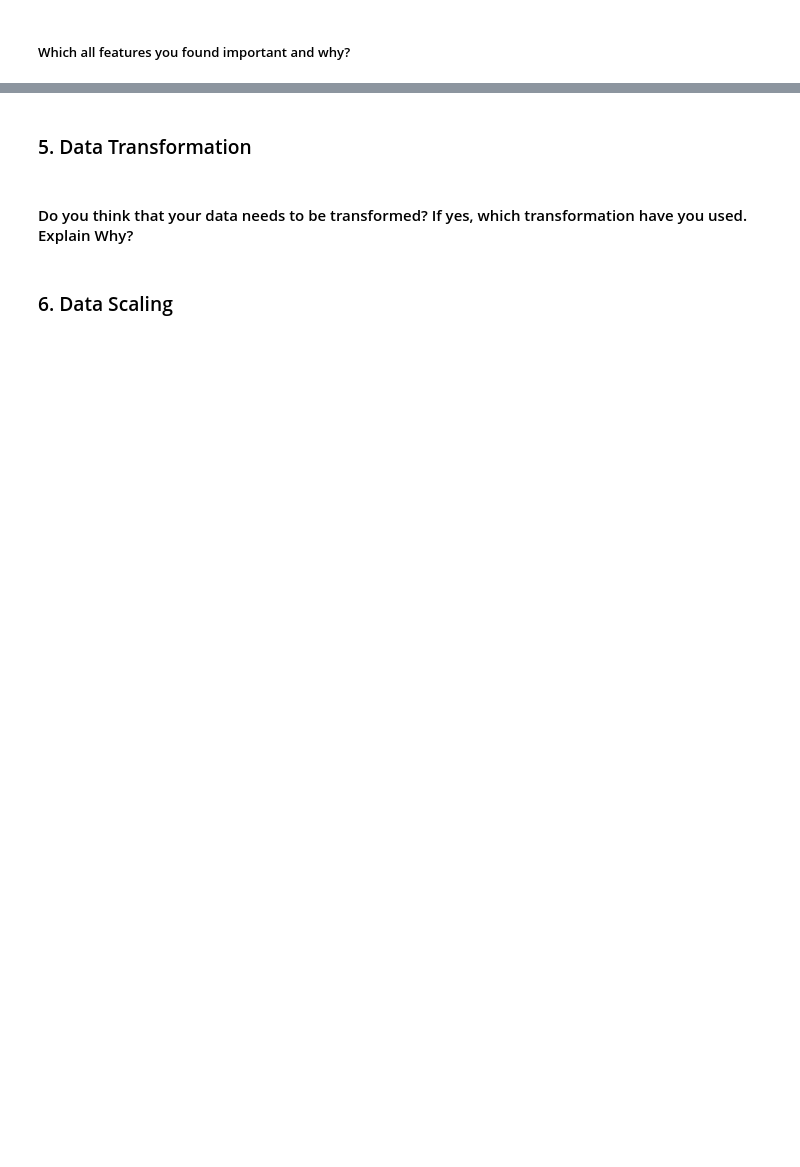
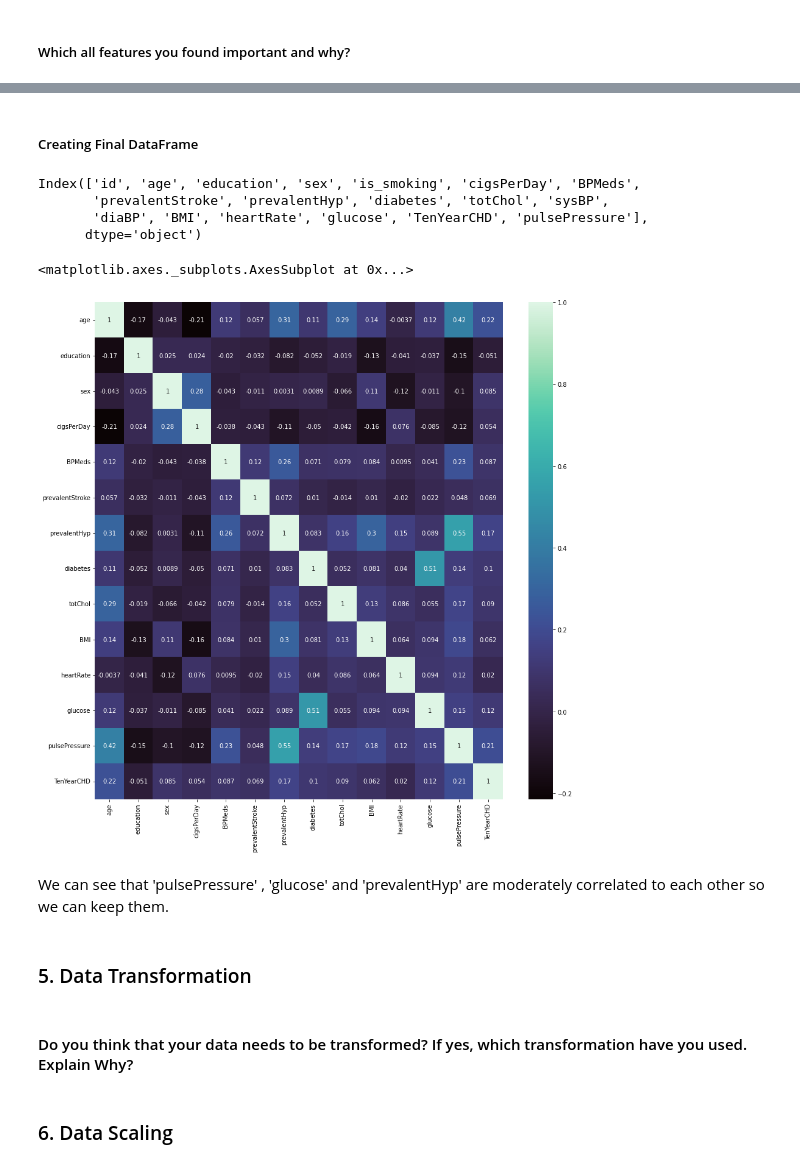
Before and after one commit to Shraddha6999/CARDIOVASCULAR-RISK-PREDICTION-, a Jupyter notebook: Cardiovascular_Risk_Prediction.ipynb, the cells around one changed output, grey strips where cells are left out. Drawn from its saved outputs; the diff is of its cells as text; code cells hidden in the pictures; blank space fills up the shorter version.

```diff
--- a/Cardiovascular_Risk_Prediction.ipynb
+++ b/Cardiovascular_Risk_Prediction.ipynb
@@ -1111,2 +1221,25 @@ Answer Here.
+# %% [markdown]
+##### Creating Final DataFrame
+# %%
+df.columns
+# %% [output]
+Index(['id', 'age', 'education', 'sex', 'is_smoking', 'cigsPerDay', 'BPMeds',
+       'prevalentStroke', 'prevalentHyp', 'diabetes', 'totChol', 'sysBP',
+       'diaBP', 'BMI', 'heartRate', 'glucose', 'TenYearCHD', 'pulsePressure'],
+      dtype='object')
+# %%
+final_df = df[['age', 'education', 'sex','cigsPerDay', 'BPMeds',
+               'prevalentStroke', 'prevalentHyp', 'diabetes', 'totChol',
+               'BMI', 'heartRate', 'glucose', 'pulsePressure', 'TenYearCHD']]
+# %%
+# check for heatmap if anything remains to avoid multicollinearity
+plt.figure(figsize=(15,15))
+correlation = final_df.corr()
+sns.heatmap((correlation), annot=True, cmap=sns.color_palette("mako", as_cmap=True))
+# %% [output]
+<matplotlib.axes._subplots.AxesSubplot at 0x...>
+[figure, added]
+# %% [markdown]
+We can see that 'pulsePressure' , 'glucose' and 'prevalentHyp' are moderately correlated to each other so we can keep them.
 # %% [markdown]
 ### 5. Data Transformation
```
Also changed, not shown: parts of 30 cells of this notebook.
